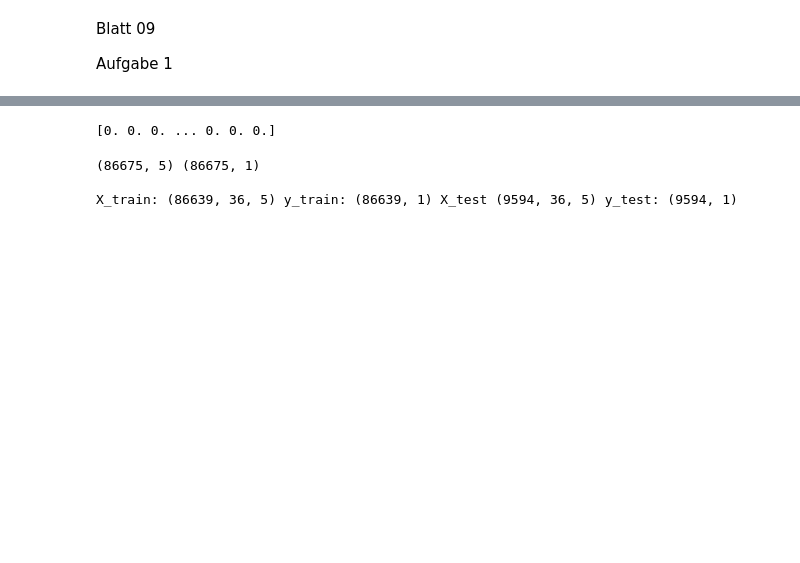
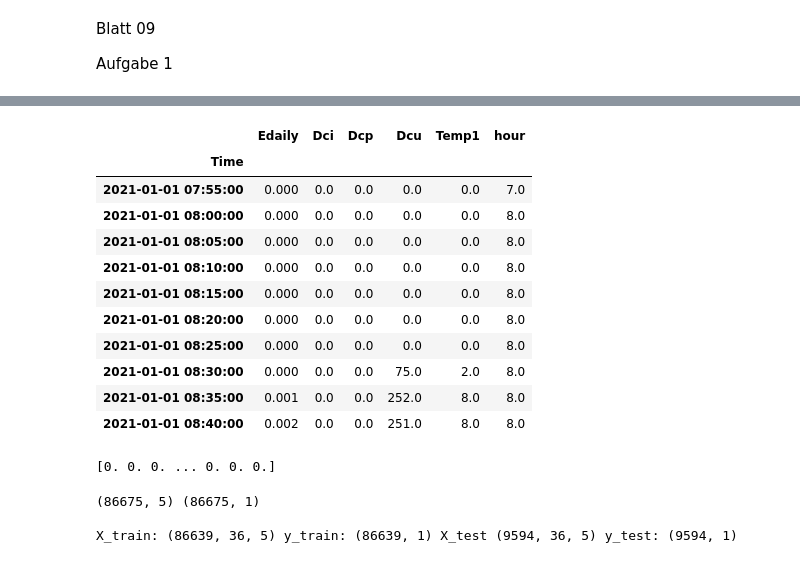
Before and after one commit to Malte-W-Schule/Datenanalyse_Sem_03, a Jupyter notebook: Blatt 9/Patos Lösung/Blatt_09.ipynb, the cells around one changed output, grey strips where cells are left out. Drawn from its saved outputs; the diff is of its cells as text; code cells hidden in the pictures; blank space fills up the shorter version.

```diff
--- a/Blatt 9/Patos Lösung/Blatt_09.ipynb
+++ b/Blatt 9/Patos Lösung/Blatt_09.ipynb
@@ -14,5 +14,6 @@ df = df.set_index("Time")
 
 df = df.resample("5min").mean()
 df = df.ffill()
-print(df.head(10))
+#print(df.head(10))
+df.head(10)
 # %% [output]
@@ -31,3 +20,15 @@ Time
+|  | Edaily | Dci | Dcp | Dcu | Temp1 | hour |
+| Time |  |  |  |  |  |  |
+| 2021-01-01 07:55:00 | 0.000 | 0.0 | 0.0 | 0.0 | 0.0 | 7.0 |
+| 2021-01-01 08:00:00 | 0.000 | 0.0 | 0.0 | 0.0 | 0.0 | 8.0 |
+| 2021-01-01 08:05:00 | 0.000 | 0.0 | 0.0 | 0.0 | 0.0 | 8.0 |
+| 2021-01-01 08:10:00 | 0.000 | 0.0 | 0.0 | 0.0 | 0.0 | 8.0 |
+| 2021-01-01 08:15:00 | 0.000 | 0.0 | 0.0 | 0.0 | 0.0 | 8.0 |
+| 2021-01-01 08:20:00 | 0.000 | 0.0 | 0.0 | 0.0 | 0.0 | 8.0 |
+| 2021-01-01 08:25:00 | 0.000 | 0.0 | 0.0 | 0.0 | 0.0 | 8.0 |
+| 2021-01-01 08:30:00 | 0.000 | 0.0 | 0.0 | 75.0 | 2.0 | 8.0 |
+| 2021-01-01 08:35:00 | 0.001 | 0.0 | 0.0 | 252.0 | 8.0 | 8.0 |
+| 2021-01-01 08:40:00 | 0.002 | 0.0 | 0.0 | 251.0 | 8.0 | 8.0 |
 # %%
 #b Train/Test-Split
 from math import ceil
```
Also changed, not shown: parts of 4 cells of this notebook, 4 other files.
